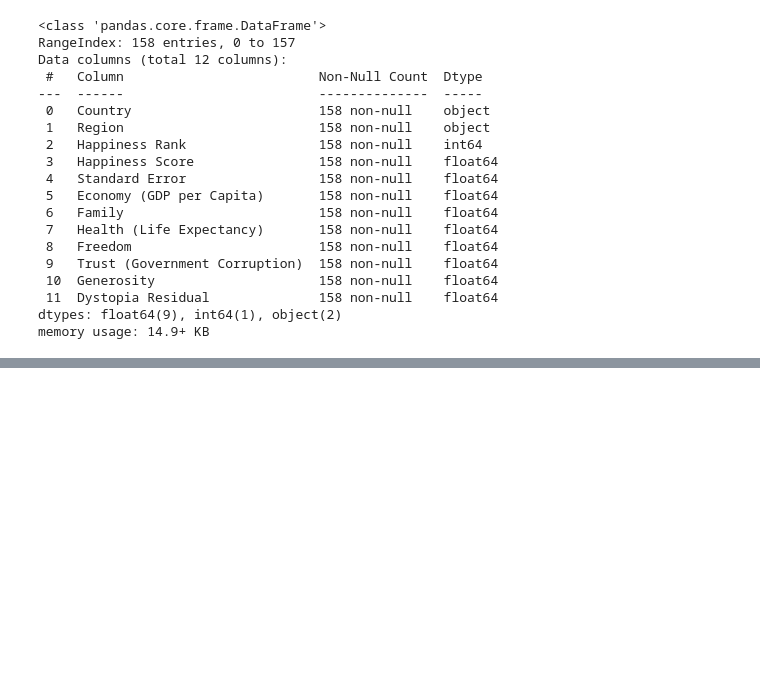
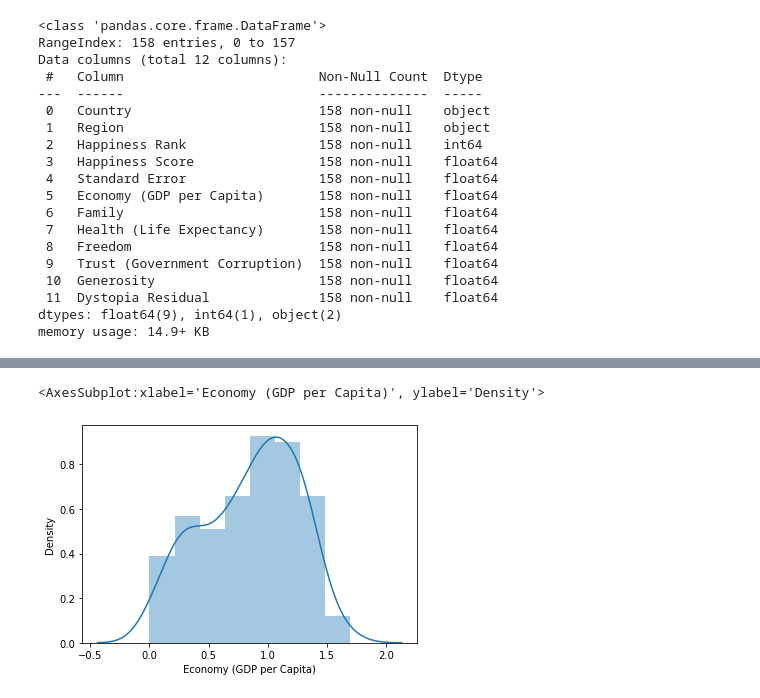
Before and after one commit to Debanti14/Datatrained-Practice_Projects, a Jupyter notebook: P_P1-World Happiness Report.ipynb, the cells around one changed output, grey strips where cells are left out. Saved outputs shown, nothing was run; the diff lists cells and outputs as text; code cells hidden in the pictures; blank space fills up the shorter version.

```diff
--- a/P_P1-World Happiness Report.ipynb
+++ b/P_P1-World Happiness Report.ipynb
@@ -331,0 +305,5 @@ NameError: name 'z' is not defined
+# %%
+sns.distplot(df['Economy (GDP per Capita)'])
+# %% [output]
+<AxesSubplot:xlabel='Economy (GDP per Capita)', ylabel='Density'>
+[figure, added]
```
Also changed, not shown: parts of 27 cells of this notebook.
